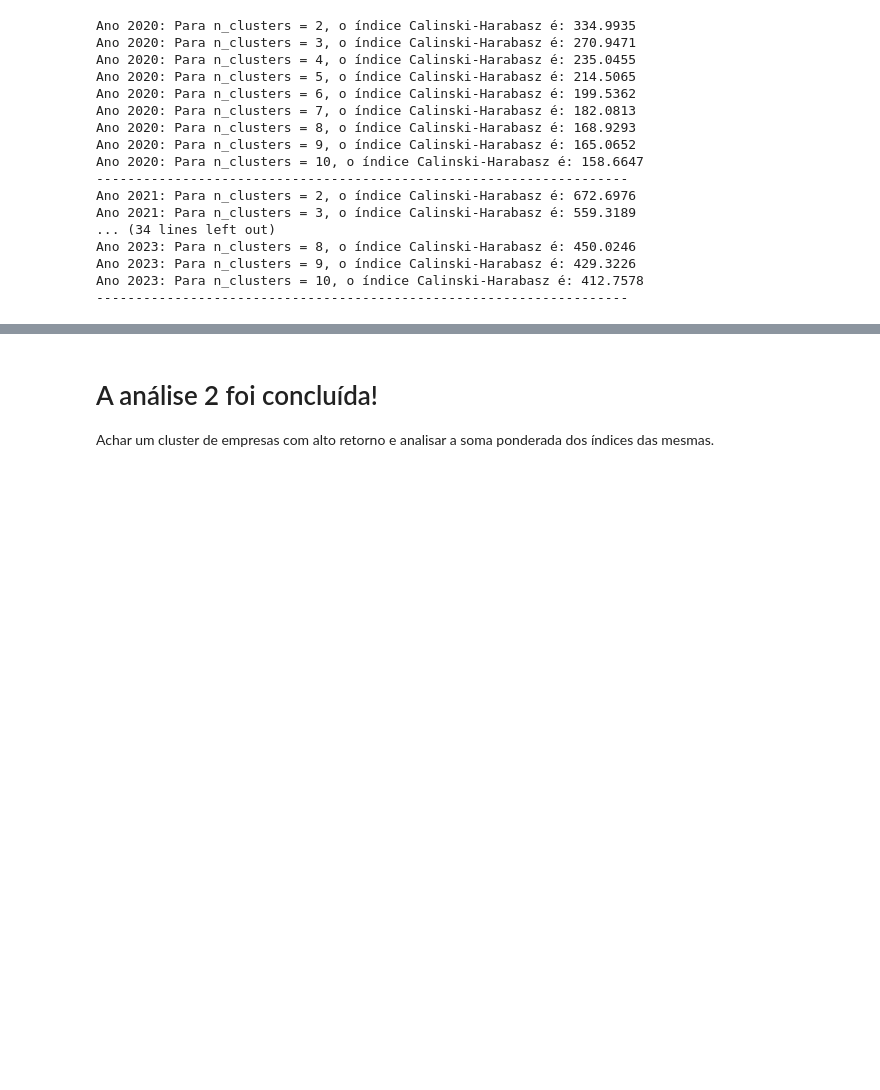
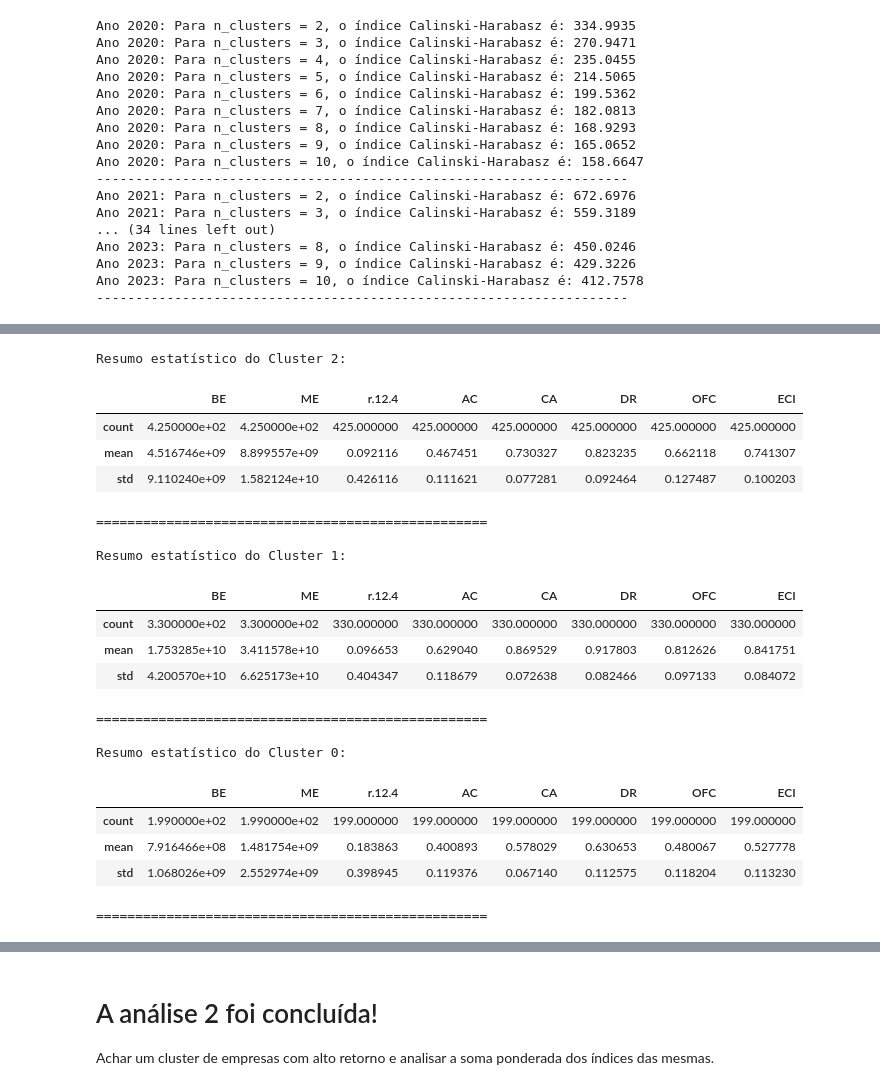
Before and after one commit to Yurovskyy/TPF, a Jupyter notebook: trabalhofinal.ipynb, the cells around one changed output, grey strips where cells are left out. Cells and saved outputs as stored; diff of their text form; code cells hidden in the pictures; blank space fills up the shorter version.

```diff
--- a/trabalhofinal.ipynb
+++ b/trabalhofinal.ipynb
@@ -526,0 +507,30 @@ Resumo estatístico do Cluster 1:
+# %%
+df_reduced = df_2020_reduced.drop(columns=["PC1","PC2","Index","firm"])
+for cluster in df_reduced["Cluster"].unique():
+      print(f"Resumo estatístico do Cluster {cluster}:")
+      display(df_reduced[df_reduced["Cluster"] == cluster].describe().drop(['min', '25%', '50%', '75%', 'max']))
+      print("\n" + "="*50 + "\n")
+
+fig = px.scatter(df_2020_reduced, x='DR', y='r.12.4', color='Cluster', hover_data=["PC1","PC2","Index","firm","BE","ME","r.12.4","AC","CA","DR","OFC","ECI"], title='Primeira visualização')
+fig.show()
+# %% [output]
+Resumo estatístico do Cluster 2:
+|  | BE | ME | r.12.4 | AC | CA | DR | OFC | ECI |
+| count | 4.250000e+02 | 4.250000e+02 | 425.000000 | 425.000000 | 425.000000 | 425.000000 | 425.000000 | 425.000000 |
+| mean | 4.516746e+09 | 8.899557e+09 | 0.092116 | 0.467451 | 0.730327 | 0.823235 | 0.662118 | 0.741307 |
+| std | 9.110240e+09 | 1.582124e+10 | 0.426116 | 0.111621 | 0.077281 | 0.092464 | 0.127487 | 0.100203 |
+==================================================
+
+Resumo estatístico do Cluster 1:
+|  | BE | ME | r.12.4 | AC | CA | DR | OFC | ECI |
+| count | 3.300000e+02 | 3.300000e+02 | 330.000000 | 330.000000 | 330.000000 | 330.000000 | 330.000000 | 330.000000 |
+| mean | 1.753285e+10 | 3.411578e+10 | 0.096653 | 0.629040 | 0.869529 | 0.917803 | 0.812626 | 0.841751 |
+| std | 4.200570e+10 | 6.625173e+10 | 0.404347 | 0.118679 | 0.072638 | 0.082466 | 0.097133 | 0.084072 |
+==================================================
+
+Resumo estatístico do Cluster 0:
+|  | BE | ME | r.12.4 | AC | CA | DR | OFC | ECI |
+| count | 1.990000e+02 | 1.990000e+02 | 199.000000 | 199.000000 | 199.000000 | 199.000000 | 199.000000 | 199.000000 |
+| mean | 7.916466e+08 | 1.481754e+09 | 0.183863 | 0.400893 | 0.578029 | 0.630653 | 0.480067 | 0.527778 |
+| std | 1.068026e+09 | 2.552974e+09 | 0.398945 | 0.119376 | 0.067140 | 0.112575 | 0.118204 | 0.113230 |
+==================================================
```
Also changed, not shown: parts of 17 cells of this notebook.
